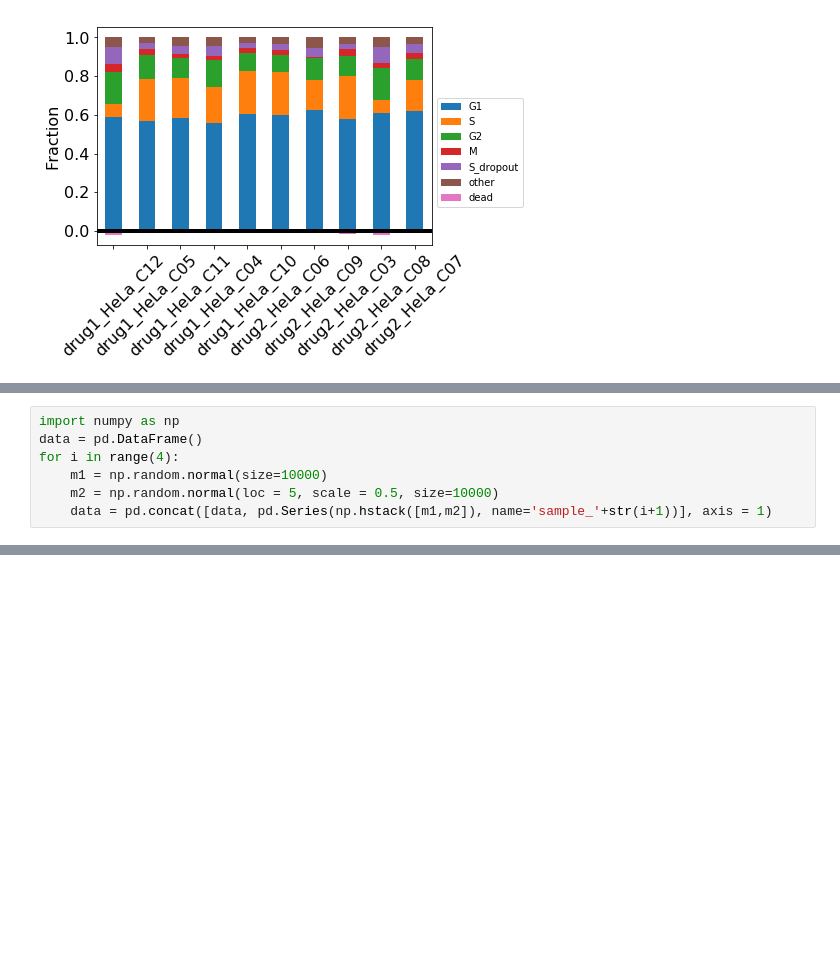
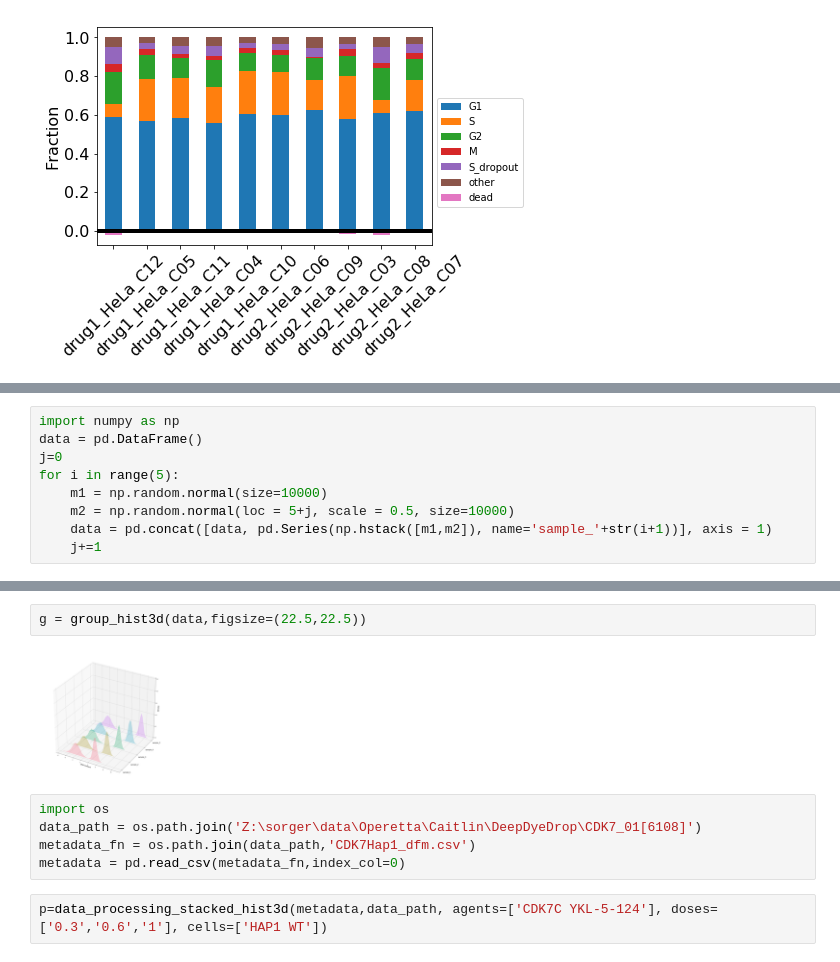
Before and after one commit to datarail/DrugResponse, a Jupyter notebook: python/cell_cycle_gating/examples/working_code_jake.ipynb, the cells around one changed output, grey strips where cells are left out. Saved outputs shown, nothing was run; the diff lists cells and outputs as text; blank space fills up the shorter version.

```diff
--- a/python/cell_cycle_gating/examples/working_code_jake.ipynb
+++ b/python/cell_cycle_gating/examples/working_code_jake.ipynb
@@ -40,7 +46,9 @@ batch_stacked_bar_plot(dfs,row_by='agent',col_by='cell_line',figsize=(9,16))
 # %%
 import numpy as np
 data = pd.DataFrame()
-for i in range(4):
+j=0
+for i in range(5):
     m1 = np.random.normal(size=10000)
-    m2 = np.random.normal(loc = 5, scale = 0.5, size=10000)
+    m2 = np.random.normal(loc = 5+j, scale = 0.5, size=10000)
     data = pd.concat([data, pd.Series(np.hstack([m1,m2]), name='sample_'+str(i+1))], axis = 1)
+    j+=1
@@ -50,0 +55,11 @@ group_hist3d(data)
+# %%
+g = group_hist3d(data,figsize=(22.5,22.5))
+# %% [output]
+[figure, added]
+# %%
+import os
+data_path = os.path.join('Z:\sorger\data\Operetta\Caitlin\DeepDyeDrop\CDK7_01[6108]')
+metadata_fn = os.path.join(data_path,'CDK7Hap1_dfm.csv')
+metadata = pd.read_csv(metadata_fn,index_col=0)
+# %%
+p=data_processing_stacked_hist3d(metadata,data_path, agents=['CDK7C YKL-5-124'], doses=['0.3','0.6','1'], cells=['HAP1 WT'])
```
Also changed, not shown: parts of 6 cells of this notebook, 1 other file.
